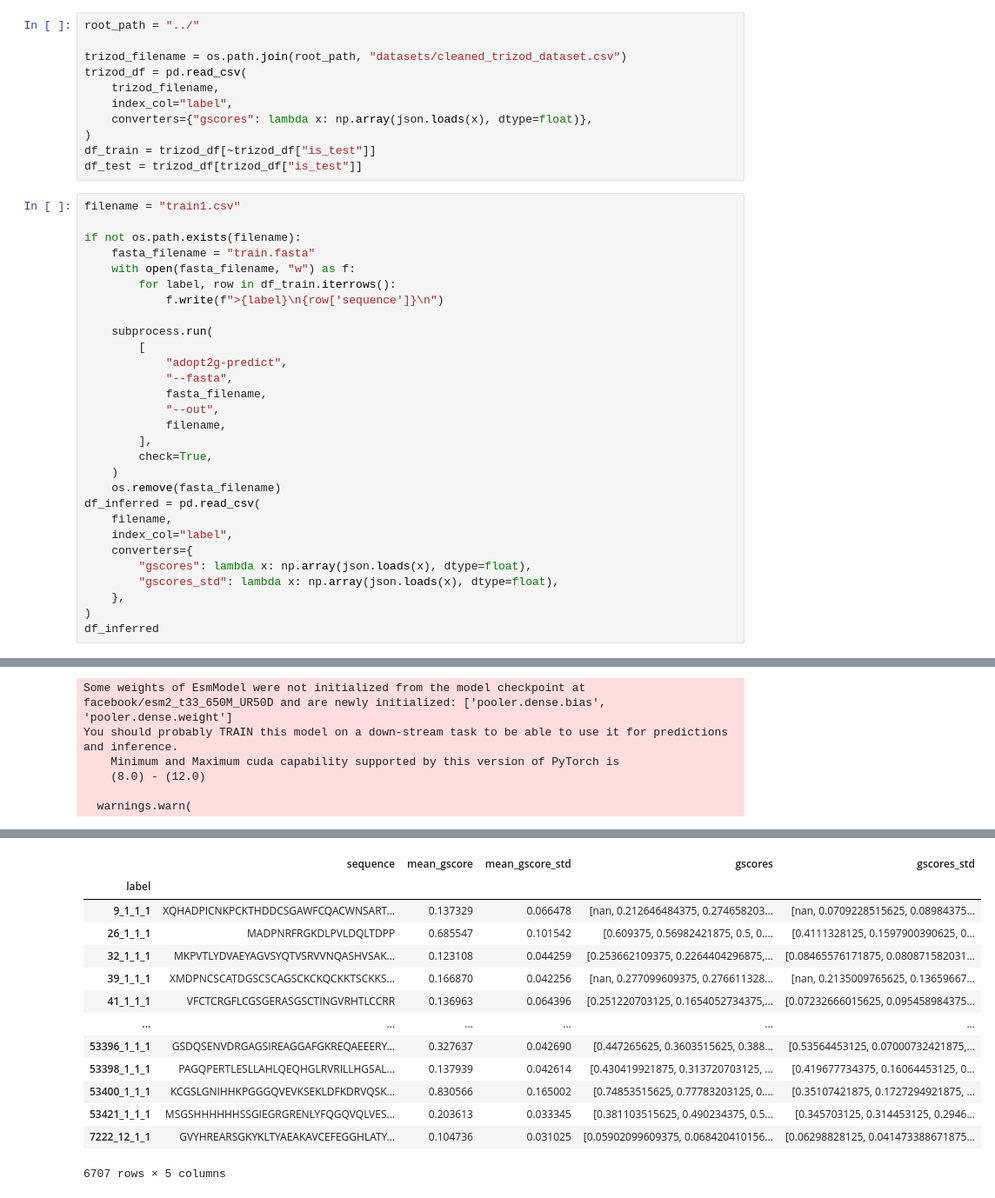
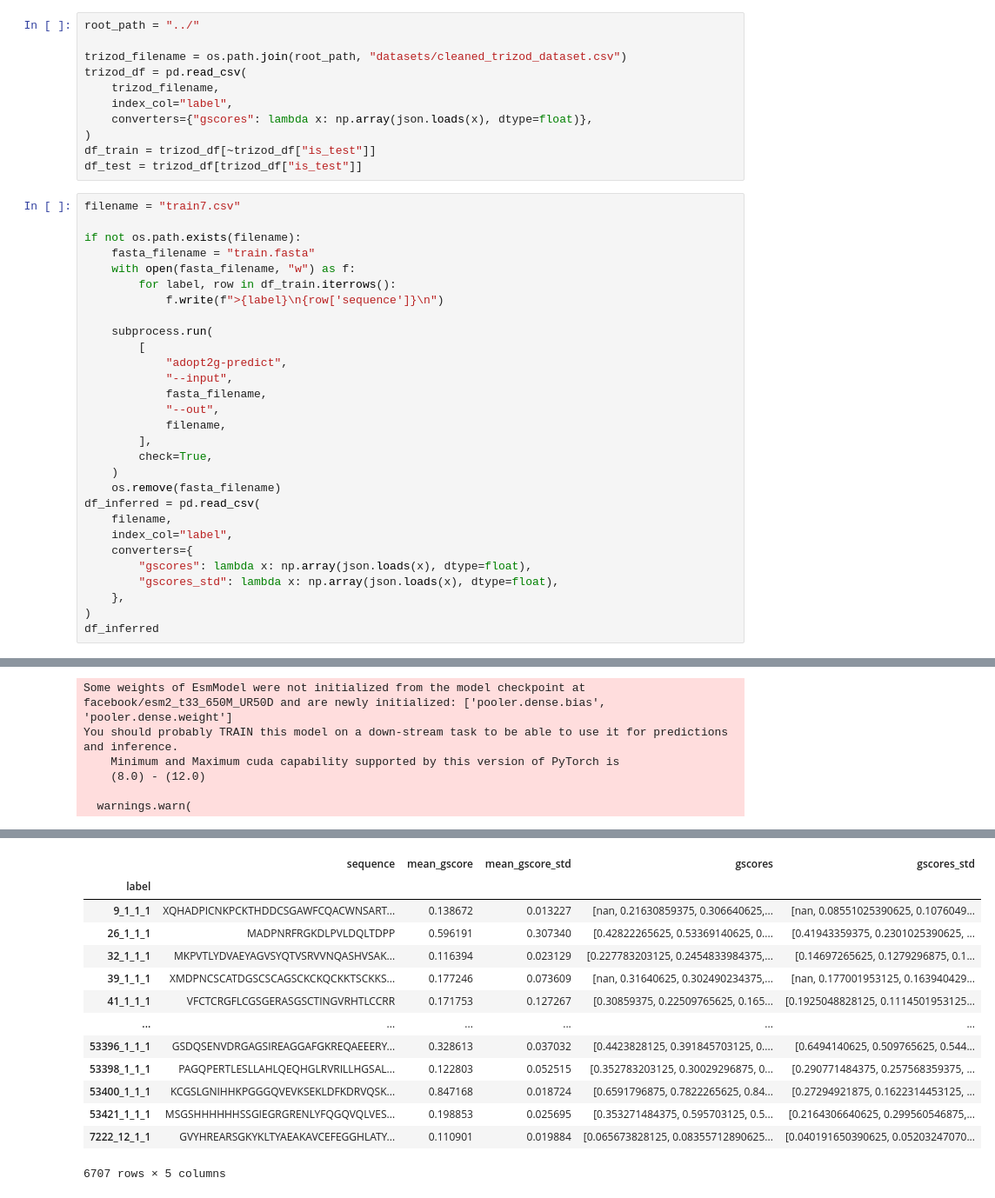
Before and after one commit to PeptoneLtd/ADOPT2g, a Jupyter notebook: notebooks/plots_train.ipynb, the cells around one changed output, grey strips where cells are left out. Shown at 87% size. Saved outputs shown, nothing was run; the diff lists cells and outputs as text.

```diff
--- a/notebooks/plots_train.ipynb
+++ b/notebooks/plots_train.ipynb
@@ -18,7 +18,7 @@ trizod_df = pd.read_csv(
 df_train = trizod_df[~trizod_df["is_test"]]
 df_test = trizod_df[trizod_df["is_test"]]
 # %%
-filename = "train1.csv"
+filename = "train7.csv"
 
 if not os.path.exists(filename):
     fasta_filename = "train.fasta"
@@ -29,7 +29,7 @@ if not os.path.exists(filename):
     subprocess.run(
         [
             "adopt2g-predict",
-            "--fasta",
+            "--input",
             fasta_filename,
             "--out",
             filename,
@@ -72,16 +86,16 @@ Columns: label, sequence, mean_gscore, mean_gscore_std, gscores, gscores_std
 |  | sequence | mean_gscore | mean_gscore_std | gscores | gscores_std |
 | label |  |  |  |  |  |
-| 9_1_1_1 | XQHADPICNKPCKTHDDCSGAWFCQACWNSART... | 0.137329 | 0.066478 | [nan, 0.212646484375, 0.274658203... | [nan, 0.0709228515625, 0.08984375... |
-| 26_1_1_1 | MADPNRFRGKDLPVLDQLTDPP | 0.685547 | 0.101542 | [0.609375, 0.56982421875, 0.5, 0.... | [0.4111328125, 0.1597900390625, 0... |
-| 32_1_1_1 | MKPVTLYDVAEYAGVSYQTVSRVVNQASHVSAK... | 0.123108 | 0.044259 | [0.253662109375, 0.2264404296875,... | [0.08465576171875, 0.080871582031... |
-| 39_1_1_1 | XMDPNCSCATDGSCSCAGSCKCKQCKKTSCKKS... | 0.166870 | 0.042256 | [nan, 0.277099609375, 0.276611328... | [nan, 0.2135009765625, 0.13659667... |
-| 41_1_1_1 | VFCTCRGFLCGSGERASGSCTINGVRHTLCCRR | 0.136963 | 0.064396 | [0.251220703125, 0.1654052734375,... | [0.07232666015625, 0.095458984375... |
+| 9_1_1_1 | XQHADPICNKPCKTHDDCSGAWFCQACWNSART... | 0.138672 | 0.013227 | [nan, 0.21630859375, 0.306640625,... | [nan, 0.08551025390625, 0.1076049... |
+| 26_1_1_1 | MADPNRFRGKDLPVLDQLTDPP | 0.596191 | 0.307340 | [0.42822265625, 0.53369140625, 0.... | [0.41943359375, 0.2301025390625, ... |
+| 32_1_1_1 | MKPVTLYDVAEYAGVSYQTVSRVVNQASHVSAK... | 0.116394 | 0.023129 | [0.227783203125, 0.2454833984375,... | [0.14697265625, 0.1279296875, 0.1... |
+| 39_1_1_1 | XMDPNCSCATDGSCSCAGSCKCKQCKKTSCKKS... | 0.177246 | 0.073609 | [nan, 0.31640625, 0.302490234375,... | [nan, 0.177001953125, 0.163940429... |
+| 41_1_1_1 | VFCTCRGFLCGSGERASGSCTINGVRHTLCCRR | 0.171753 | 0.127267 | [0.30859375, 0.22509765625, 0.165... | [0.1925048828125, 0.1114501953125... |
 | ... | ... | ... | ... | ... | ... |
-| 53396_1_1_1 | GSDQSENVDRGAGSIREAGGAFGKREQAEEERY... | 0.327637 | 0.042690 | [0.447265625, 0.3603515625, 0.388... | [0.53564453125, 0.07000732421875,... |
-| 53398_1_1_1 | PAGQPERTLESLLAHLQEQHGLRVRILLHGSAL... | 0.137939 | 0.042614 | [0.430419921875, 0.313720703125, ... | [0.419677734375, 0.16064453125, 0... |
-| 53400_1_1_1 | KCGSLGNIHHKPGGGQVEVKSEKLDFKDRVQSK... | 0.830566 | 0.165002 | [0.74853515625, 0.77783203125, 0.... | [0.35107421875, 0.1727294921875, ... |
-| 53421_1_1_1 | MSGSHHHHHHSSGIEGRGRENLYFQGQVQLVES... | 0.203613 | 0.033345 | [0.381103515625, 0.490234375, 0.5... | [0.345703125, 0.314453125, 0.2946... |
-| 7222_12_1_1 | GVYHREARSGKYKLTYAEAKAVCEFEGGHLATY... | 0.104736 | 0.031025 | [0.05902099609375, 0.068420410156... | [0.06298828125, 0.041473388671875... |
+| 53396_1_1_1 | GSDQSENVDRGAGSIREAGGAFGKREQAEEERY... | 0.328613 | 0.037032 | [0.4423828125, 0.391845703125, 0.... | [0.6494140625, 0.509765625, 0.544... |
+| 53398_1_1_1 | PAGQPERTLESLLAHLQEQHGLRVRILLHGSAL... | 0.122803 | 0.052515 | [0.352783203125, 0.30029296875, 0... | [0.290771484375, 0.257568359375, ... |
+| 53400_1_1_1 | KCGSLGNIHHKPGGGQVEVKSEKLDFKDRVQSK... | 0.847168 | 0.018724 | [0.6591796875, 0.7822265625, 0.84... | [0.27294921875, 0.1622314453125, ... |
+| 53421_1_1_1 | MSGSHHHHHHSSGIEGRGRENLYFQGQVQLVES... | 0.198853 | 0.025695 | [0.353271484375, 0.595703125, 0.5... | [0.2164306640625, 0.299560546875,... |
+| 7222_12_1_1 | GVYHREARSGKYKLTYAEAKAVCEFEGGHLATY... | 0.110901 | 0.019884 | [0.065673828125, 0.08355712890625... | [0.040191650390625, 0.05203247070... |
 6707 rows × 5 columns
 # %%
 from scipy.stats import kendalltau, pearsonr, spearmanr
```
Also changed, not shown: parts of 4 cells of this notebook, 5 other files.
